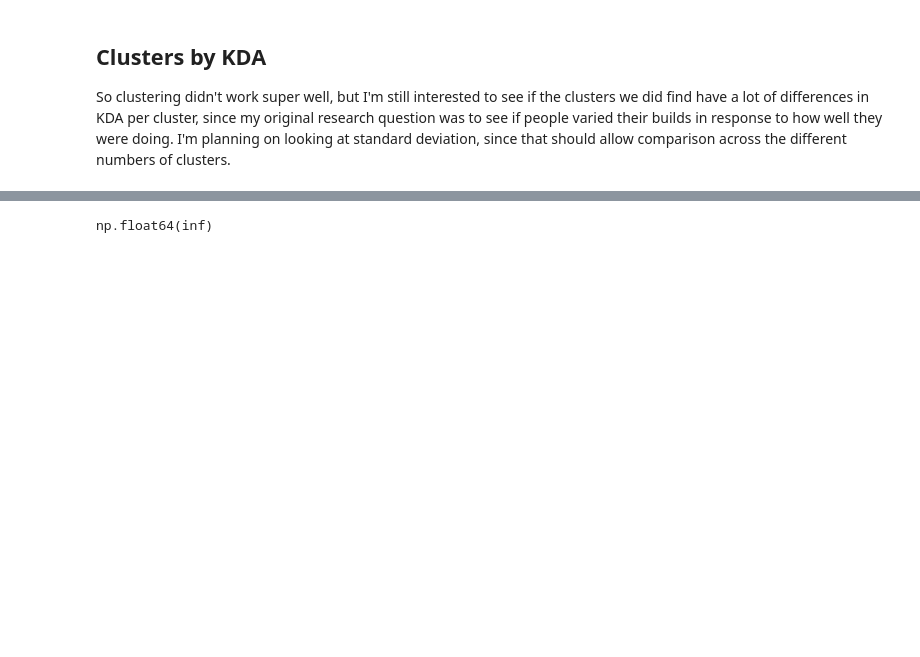
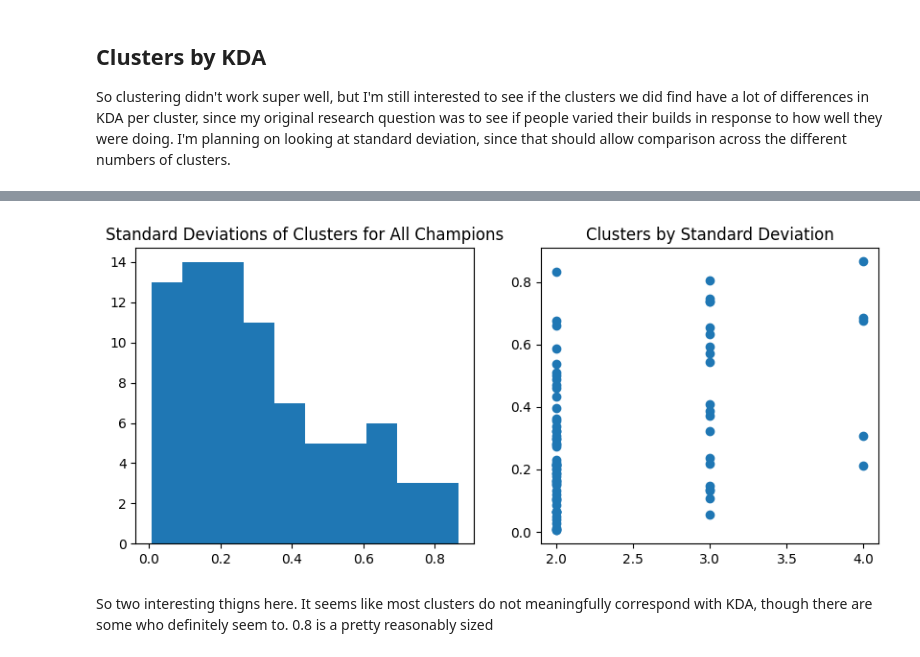
Before and after one commit to greenbird76/DSCI235_Final_Project, a Jupyter notebook: Clustering.ipynb, the cells around one changed output, grey strips where cells are left out. Cells and saved outputs as stored; diff of their text form; code cells hidden in the pictures; blank space fills up the shorter version.

Commit message:
Finished KDA to cluster comparison

```diff
--- a/Clustering.ipynb
+++ b/Clustering.ipynb
@@ -219,5 +219,3 @@ So this really suggests that this approach to clustering doesn't work super well
 # %% [markdown]
 ## Clusters by KDA
 So clustering didn't work super well, but I'm still interested to see if the clusters we did find have a lot of differences in KDA per cluster, since my original research question was to see if people varied their builds in response to how well they were doing. I'm planning on looking at standard deviation, since that should allow comparison across the different numbers of clusters.
-# %%
-total_best.set_index(['Champion','Lane']).loc['Lux']
@@ -229,14 +238,24 @@ total_best.set_index(['Champion','Lane']).loc['Lux']
 # %%
-champ = "Caitlyn"
-cClus = total_best[total_best["Champion"]==champ]["Best_Cluster"][0]
-#cClus
-functional = items[items["championName"]==champ].drop(columns=droplist).drop(columns=['championName'])
-functional['KDA'].max()
-#kmeans = KMeans(n_clusters=cClus,random_state=493,n_init="auto").fit(functional)
-#labels=kmeans.labels_
-#labels
-#        scores[i-2,0]=i
-#        scores[i-2,1]=met.calinski_harabasz_score(X, labels)
-#    return scores[np.argmax(scores[:,1])]
+devs = np.zeros(total_best.shape[0])
+n=0
+for i in total_best['Champion']:
+    cClus = np.array(total_best[total_best["Champion"]==i]["Best_Cluster"])[0]
+
+    functional = items[items["championName"]==i].drop(columns=droplist).drop(columns=['championName'])
+
+    kmeans = KMeans(n_clusters=cClus,random_state=493,n_init="auto").fit(functional.drop(columns=['KDA']))
+    functional['labels']=kmeans.labels_
+    devs[n]= np.std(functional.groupby('labels')['KDA'].mean())
+    n=n+1
+total_best['StDev']=devs
-# %% [output]
-np.float64(inf)
+# %%
+fig1, axs = plt.subplots(1,2,figsize=(10,4))
+axs[0].hist(total_best['StDev'])
+axs[0].set_title('Standard Deviations of Clusters for All Champions')
+
+axs[1].scatter(total_best['Best_Cluster'], total_best['StDev'])
+axs[1].set_title('Clusters by Standard Deviation');
+# %% [output]
+[figure, added]
+# %% [markdown]
+So two interesting thigns here. It seems like most clusters do not meaningfully correspond with KDA, though there are some who definitely seem to. 0.8 is a pretty reasonably sized
```
Also changed, not shown: parts of 11 cells of this notebook.
